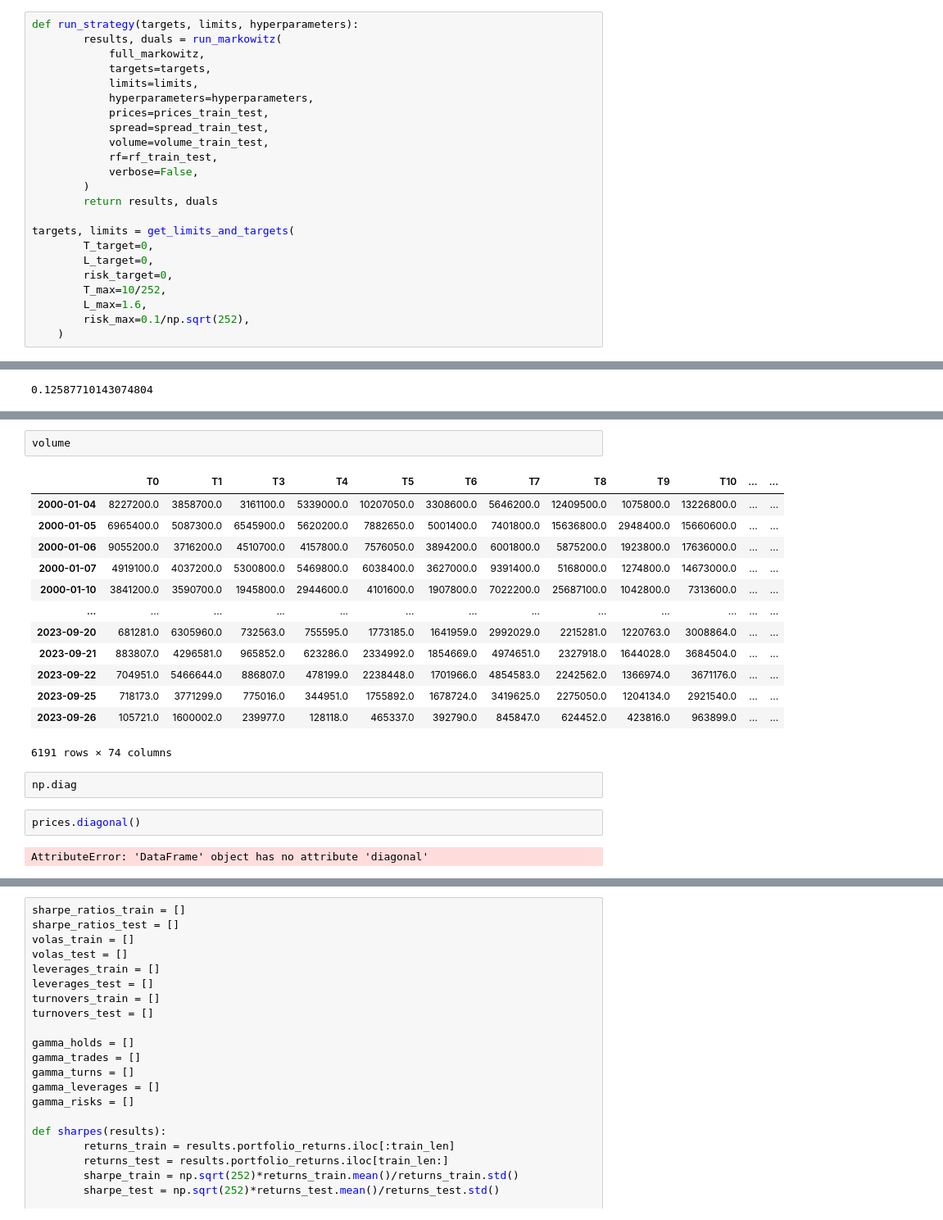
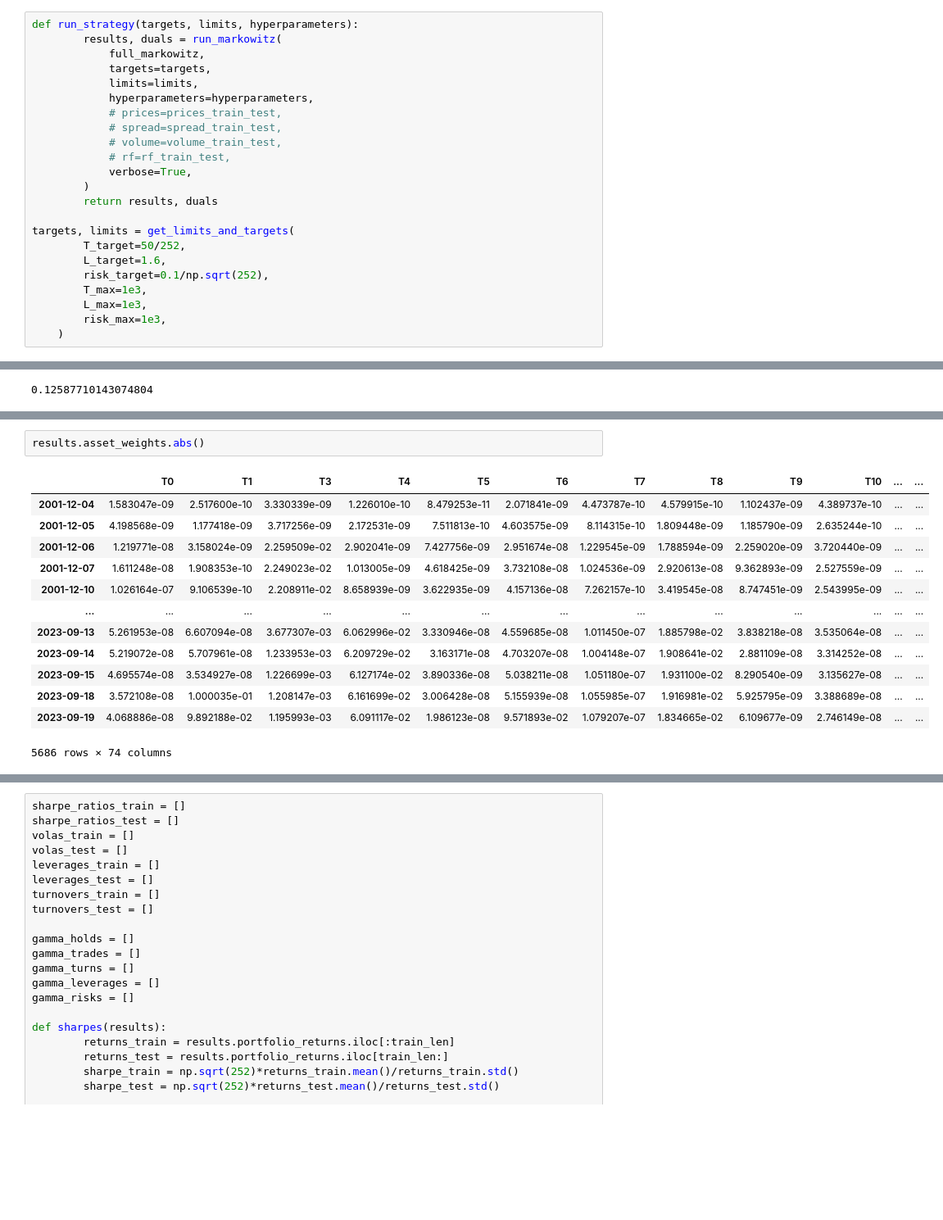
Before and after one commit to cvxgrp/markowitz-reference, a Jupyter notebook: experiments/playground.ipynb, the cells around one changed output, grey strips where cells are left out. Shown at 82% size. Cells and saved outputs as stored; diff of their text form; blank space fills up the shorter version.

```diff
--- a/experiments/playground.ipynb
+++ b/experiments/playground.ipynb
@@ -333,19 +300,19 @@ def run_strategy(targets, limits, hyperparameters):
             targets=targets,
             limits=limits,
             hyperparameters=hyperparameters,
-            prices=prices_train_test,
-            spread=spread_train_test,
-            volume=volume_train_test,
-            rf=rf_train_test,
-            verbose=False,
+            # prices=prices_train_test,
+            # spread=spread_train_test,
+            # volume=volume_train_test,
+            # rf=rf_train_test,
+            verbose=True,
         )
         return results, duals
 
 targets, limits = get_limits_and_targets(
-        T_target=0,
-        L_target=0,
-        risk_target=0,
-        T_max=10/252,
-        L_max=1.6,
-        risk_max=0.1/np.sqrt(252),
+        T_target=50/252,
+        L_target=1.6,
+        risk_target=0.1/np.sqrt(252),
+        T_max=1e3,
+        L_max=1e3,
+        risk_max=1e3,
     )
@@ -467,22 +494,16 @@ KeyboardInterrupt:
-# %%
-volume
-# %% [output]
-|  | T0 | T1 | T3 | T4 | T5 | T6 | T7 | T8 | T9 | T10 | ... | ... |
-| 2000-01-04 | 8227200.0 | 3858700.0 | 3161100.0 | 5339000.0 | 10207050.0 | 3308600.0 | 5646200.0 | 12409500.0 | 1075800.0 | 13226800.0 | ... | ... |
-| 2000-01-05 | 6965400.0 | 5087300.0 | 6545900.0 | 5620200.0 | 7882650.0 | 5001400.0 | 7401800.0 | 15636800.0 | 2948400.0 | 15660600.0 | ... | ... |
-| 2000-01-06 | 9055200.0 | 3716200.0 | 4510700.0 | 4157800.0 | 7576050.0 | 3894200.0 | 6001800.0 | 5875200.0 | 1923800.0 | 17636000.0 | ... | ... |
-| 2000-01-07 | 4919100.0 | 4037200.0 | 5300800.0 | 5469800.0 | 6038400.0 | 3627000.0 | 9391400.0 | 5168000.0 | 1274800.0 | 14673000.0 | ... | ... |
-| 2000-01-10 | 3841200.0 | 3590700.0 | 1945800.0 | 2944600.0 | 4101600.0 | 1907800.0 | 7022200.0 | 25687100.0 | 1042800.0 | 7313600.0 | ... | ... |
-| ... | ... | ... | ... | ... | ... | ... | ... | ... | ... | ... | ... | ... |
-| 2023-09-20 | 681281.0 | 6305960.0 | 732563.0 | 755595.0 | 1773185.0 | 1641959.0 | 2992029.0 | 2215281.0 | 1220763.0 | 3008864.0 | ... | ... |
-| 2023-09-21 | 883807.0 | 4296581.0 | 965852.0 | 623286.0 | 2334992.0 | 1854669.0 | 4974651.0 | 2327918.0 | 1644028.0 | 3684504.0 | ... | ... |
-| 2023-09-22 | 704951.0 | 5466644.0 | 886807.0 | 478199.0 | 2238448.0 | 1701966.0 | 4854583.0 | 2242562.0 | 1366974.0 | 3671176.0 | ... | ... |
-| 2023-09-25 | 718173.0 | 3771299.0 | 775016.0 | 344951.0 | 1755892.0 | 1678724.0 | 3419625.0 | 2275050.0 | 1204134.0 | 2921540.0 | ... | ... |
-| 2023-09-26 | 105721.0 | 1600002.0 | 239977.0 | 128118.0 | 465337.0 | 392790.0 | 845847.0 | 624452.0 | 423816.0 | 963899.0 | ... | ... |
-6191 rows × 74 columns
-# %%
-np.diag
-# %%
-prices.diagonal()
-# %% [output]
-AttributeError: 'DataFrame' object has no attribute 'diagonal'
+# %%
+results.asset_weights.abs()
+# %% [output]
+|  | T0 | T1 | T3 | T4 | T5 | T6 | T7 | T8 | T9 | T10 | ... | ... |
+| 2001-12-04 | 1.583047e-09 | 2.517600e-10 | 3.330339e-09 | 1.226010e-10 | 8.479253e-11 | 2.071841e-09 | 4.473787e-10 | 4.579915e-10 | 1.102437e-09 | 4.389737e-10 | ... | ... |
+| 2001-12-05 | 4.198568e-09 | 1.177418e-09 | 3.717256e-09 | 2.172531e-09 | 7.511813e-10 | 4.603575e-09 | 8.114315e-10 | 1.809448e-09 | 1.185790e-09 | 2.635244e-10 | ... | ... |
+| 2001-12-06 | 1.219771e-08 | 3.158024e-09 | 2.259509e-02 | 2.902041e-09 | 7.427756e-09 | 2.951674e-08 | 1.229545e-09 | 1.788594e-09 | 2.259020e-09 | 3.720440e-09 | ... | ... |
+| 2001-12-07 | 1.611248e-08 | 1.908353e-10 | 2.249023e-02 | 1.013005e-09 | 4.618425e-09 | 3.732108e-08 | 1.024536e-09 | 2.920613e-08 | 9.362893e-09 | 2.527559e-09 | ... | ... |
+| 2001-12-10 | 1.026164e-07 | 9.106539e-10 | 2.208911e-02 | 8.658939e-09 | 3.622935e-09 | 4.157136e-08 | 7.262157e-10 | 3.419545e-08 | 8.747451e-09 | 2.543995e-09 | ... | ... |
+| ... | ... | ... | ... | ... | ... | ... | ... | ... | ... | ... | ... | ... |
+| 2023-09-13 | 5.261953e-08 | 6.607094e-08 | 3.677307e-03 | 6.062996e-02 | 3.330946e-08 | 4.559685e-08 | 1.011450e-07 | 1.885798e-02 | 3.838218e-08 | 3.535064e-08 | ... | ... |
+| 2023-09-14 | 5.219072e-08 | 5.707961e-08 | 1.233953e-03 | 6.209729e-02 | 3.163171e-08 | 4.703207e-08 | 1.004148e-07 | 1.908641e-02 | 2.881109e-08 | 3.314252e-08 | ... | ... |
+| 2023-09-15 | 4.695574e-08 | 3.534927e-08 | 1.226699e-03 | 6.127174e-02 | 3.890336e-08 | 5.038211e-08 | 1.051180e-07 | 1.931100e-02 | 8.290540e-09 | 3.135627e-08 | ... | ... |
+| 2023-09-18 | 3.572108e-08 | 1.000035e-01 | 1.208147e-03 | 6.161699e-02 | 3.006428e-08 | 5.155939e-08 | 1.055985e-07 | 1.916981e-02 | 5.925795e-09 | 3.388689e-08 | ... | ... |
+| 2023-09-19 | 4.068886e-08 | 9.892188e-02 | 1.195993e-03 | 6.091117e-02 | 1.986123e-08 | 9.571893e-02 | 1.079207e-07 | 1.834665e-02 | 6.109677e-09 | 2.746149e-08 | ... | ... |
+5686 rows × 74 columns
```
Also changed, not shown: parts of 35 cells of this notebook, 2 other files.
